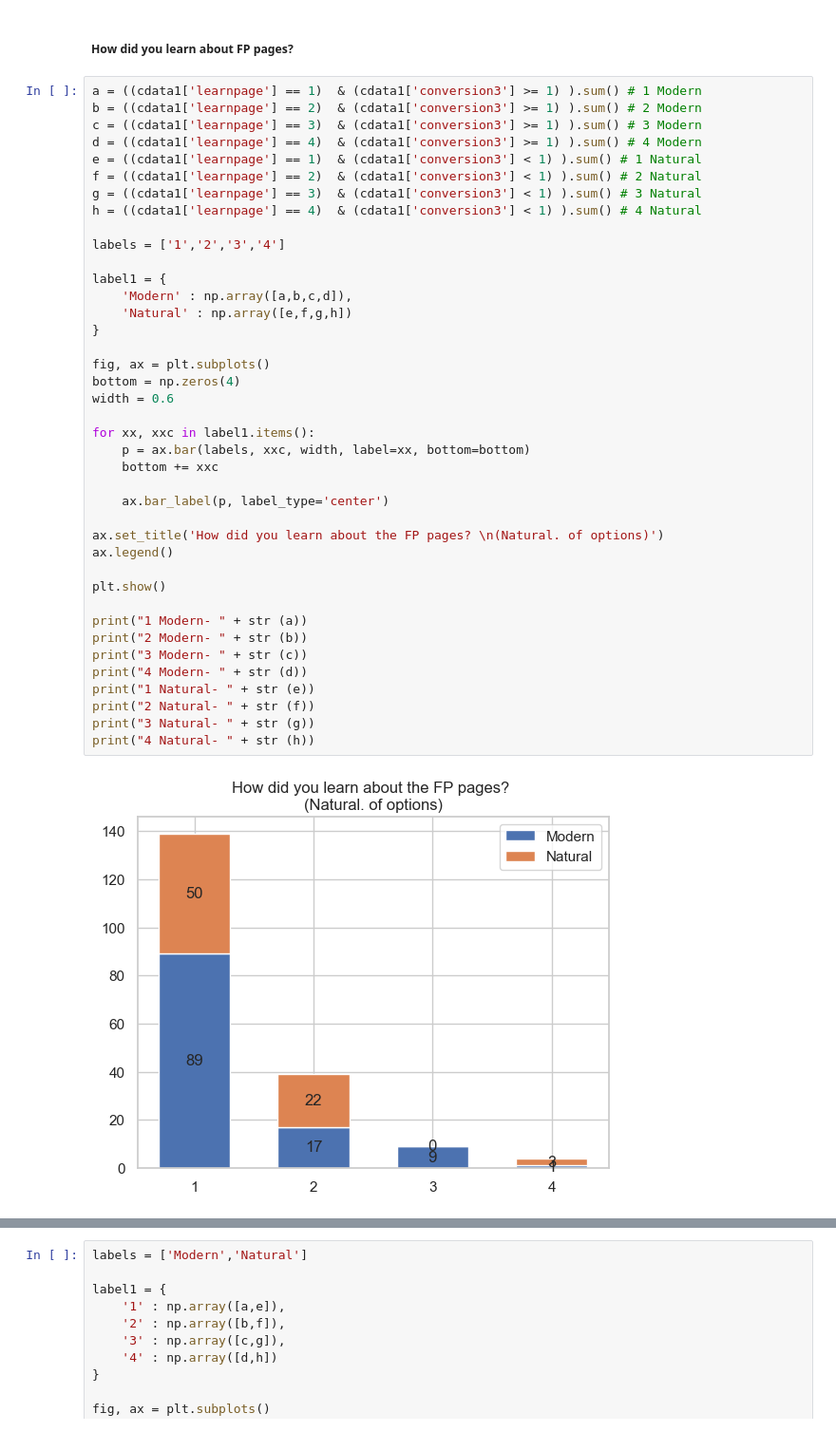
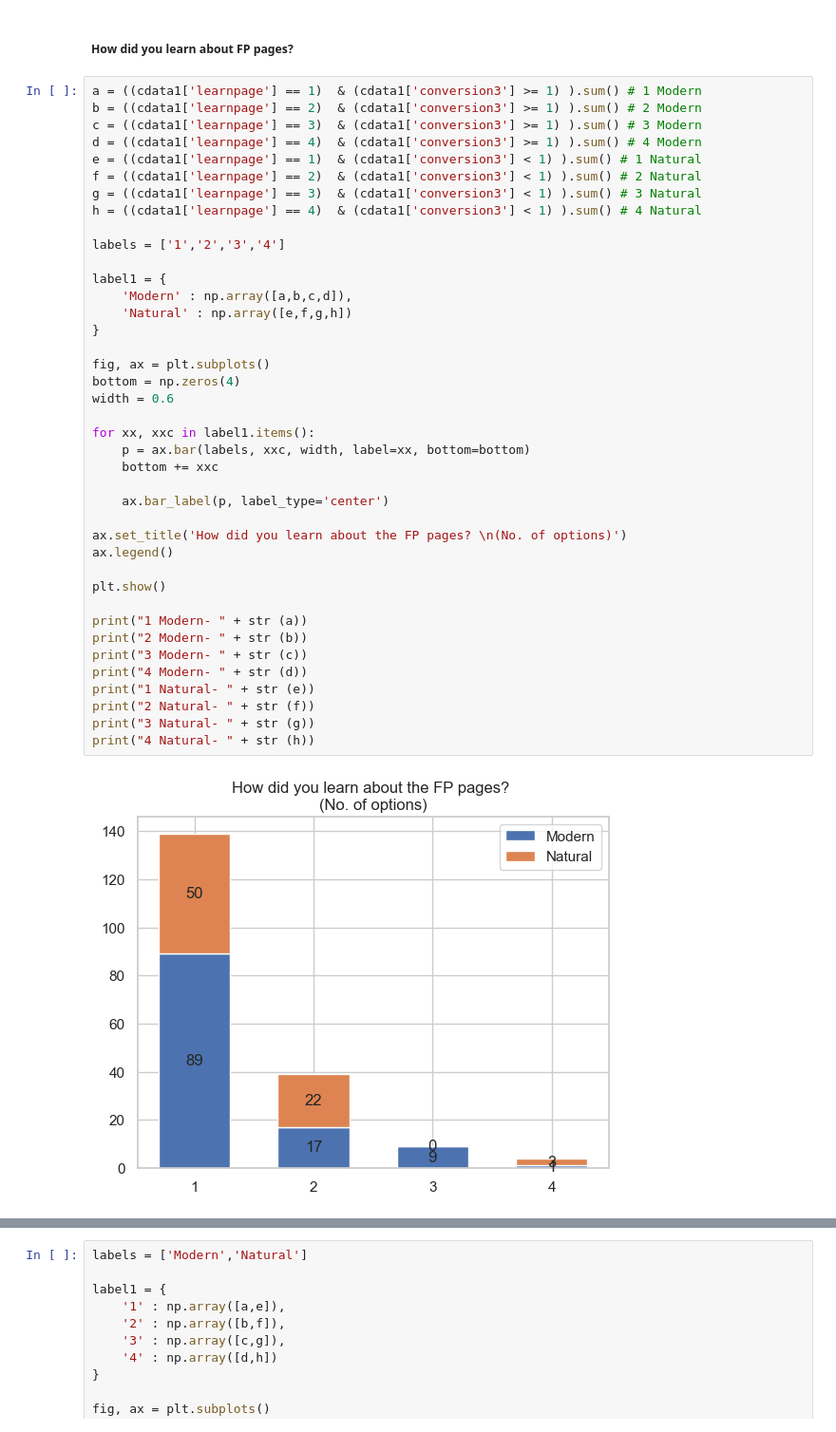
Before and after one commit to rngalvanbayer/Bayer_CPD_Digital_Conversion, a Jupyter notebook: cpd_main_7.ipynb, the cells around one changed output, grey strips where cells are left out. Shown at 95% size. Drawn from its saved outputs; the diff is of its cells as text.

```diff
--- a/cpd_main_7.ipynb
+++ b/cpd_main_7.ipynb
@@ -2239,35 +2239,35 @@ h = ((cdata1['learnpage'] == 4)  & (cdata1['conversion3'] < 1) ).sum() # 4 Natur
 labels = ['1','2','3','4']
 
 label1 = {
     'Modern' : np.array([a,b,c,d]),
     'Natural' : np.array([e,f,g,h])
 }
 
 fig, ax = plt.subplots()
 bottom = np.zeros(4)
 width = 0.6
 
 for xx, xxc in label1.items():
     p = ax.bar(labels, xxc, width, label=xx, bottom=bottom)
     bottom += xxc
 
     ax.bar_label(p, label_type='center')
 
-ax.set_title('How did you learn about the FP pages? \n(Natural. of options)')
+ax.set_title('How did you learn about the FP pages? \n(No. of options)')
 ax.legend()
 
 plt.show()
 
 print("1 Modern- " + str (a))
 print("2 Modern- " + str (b))
 print("3 Modern- " + str (c))
 print("4 Modern- " + str (d))
 print("1 Natural- " + str (e))
 print("2 Natural- " + str (f))
 print("3 Natural- " + str (g))
 print("4 Natural- " + str (h))
 # %% [output]
-[figure, old version]
+[figure, new version]
 1 Modern- 89
 2 Modern- 17
 3 Modern- 9
```
Also changed, not shown: parts of 5 cells of this notebook, 1 other file.
